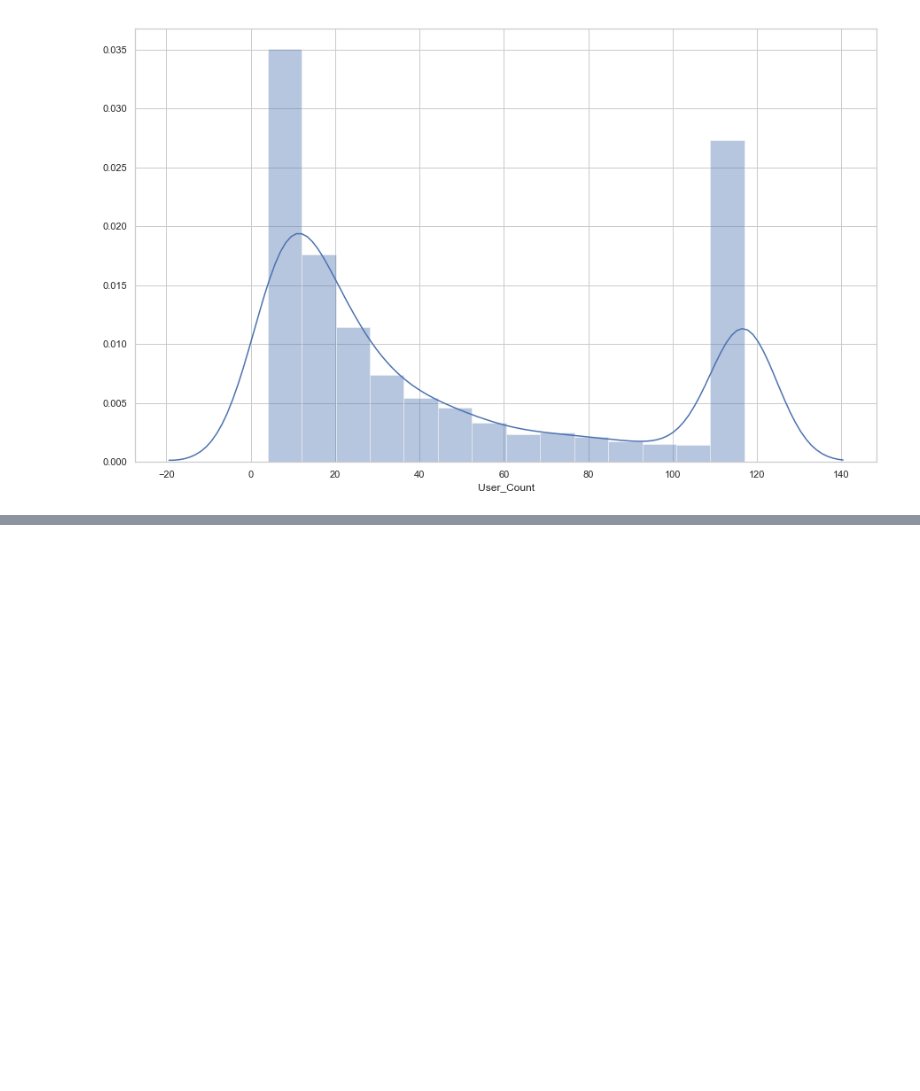
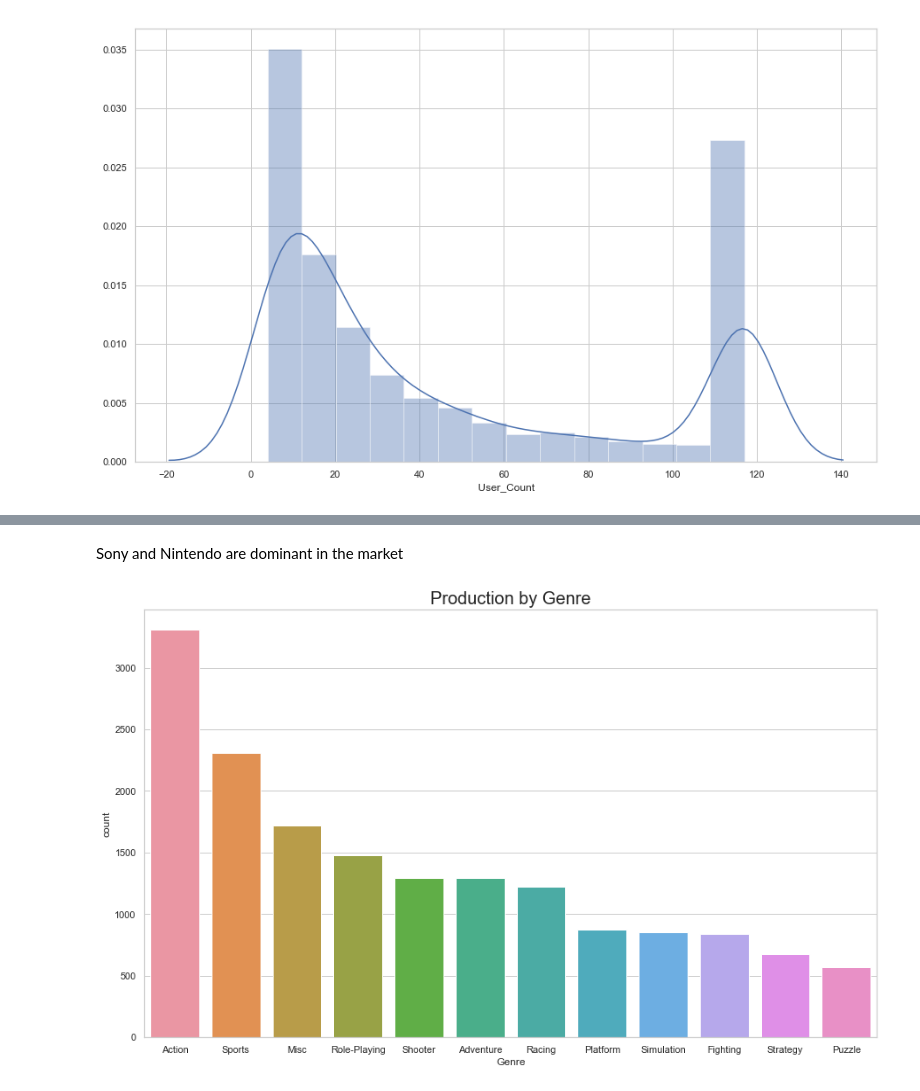
Before and after one commit to legomydiego/Thinkful-Unit-3, a Jupyter notebook: Supervised Learning Capstone Project.ipynb, the cells around one changed output, grey strips where cells are left out. Cells and saved outputs as stored; diff of their text form; code cells hidden in the pictures; blank space fills up the shorter version.

```diff
--- a/Supervised Learning Capstone Project.ipynb
+++ b/Supervised Learning Capstone Project.ipynb
@@ -221,0 +250,8 @@ sns.distplot(clean_df['User_Count'])
+# %% [markdown]
+Sony and Nintendo are dominant in the market
+# %%
+plt.figure(figsize=(15, 9))
+plt.title('Production by Genre', fontsize=20)
+sns.countplot(df['Genre'], order = df['Genre'].value_counts().index);
+# %% [output]
+[figure, added]
```
Also changed, not shown: parts of 20 cells of this notebook.
